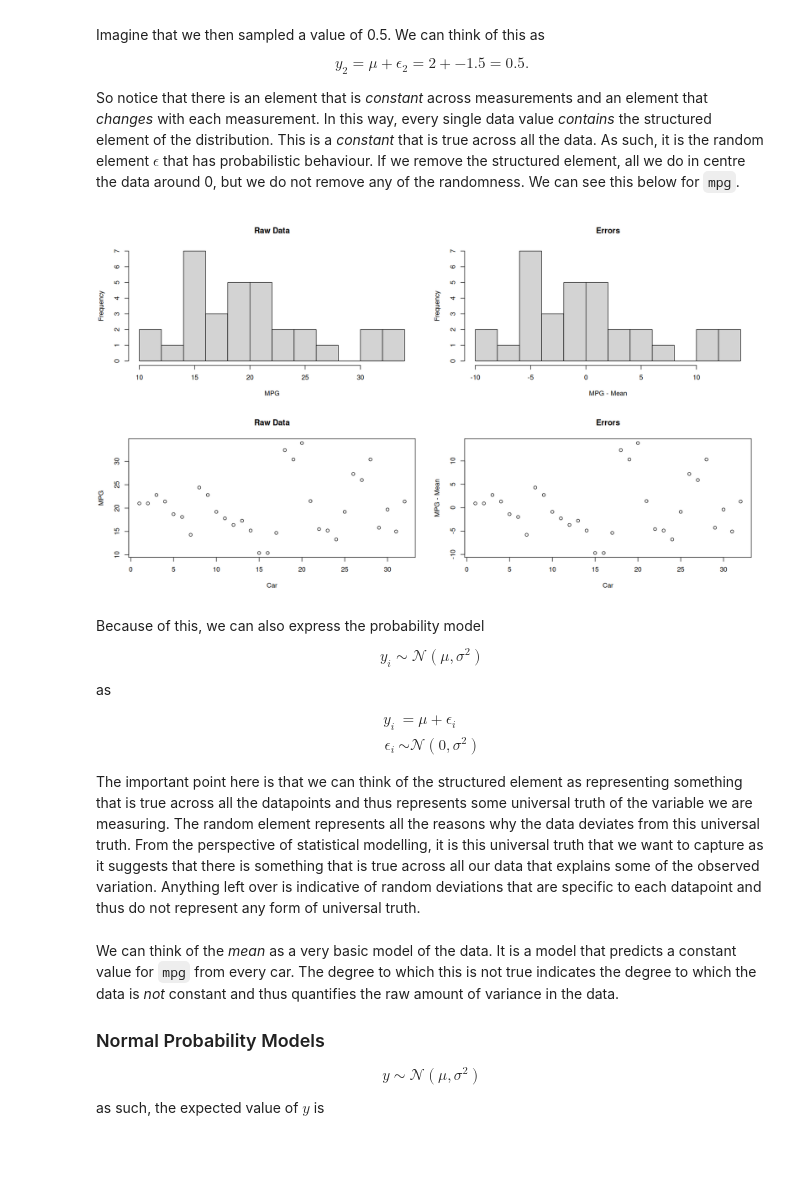
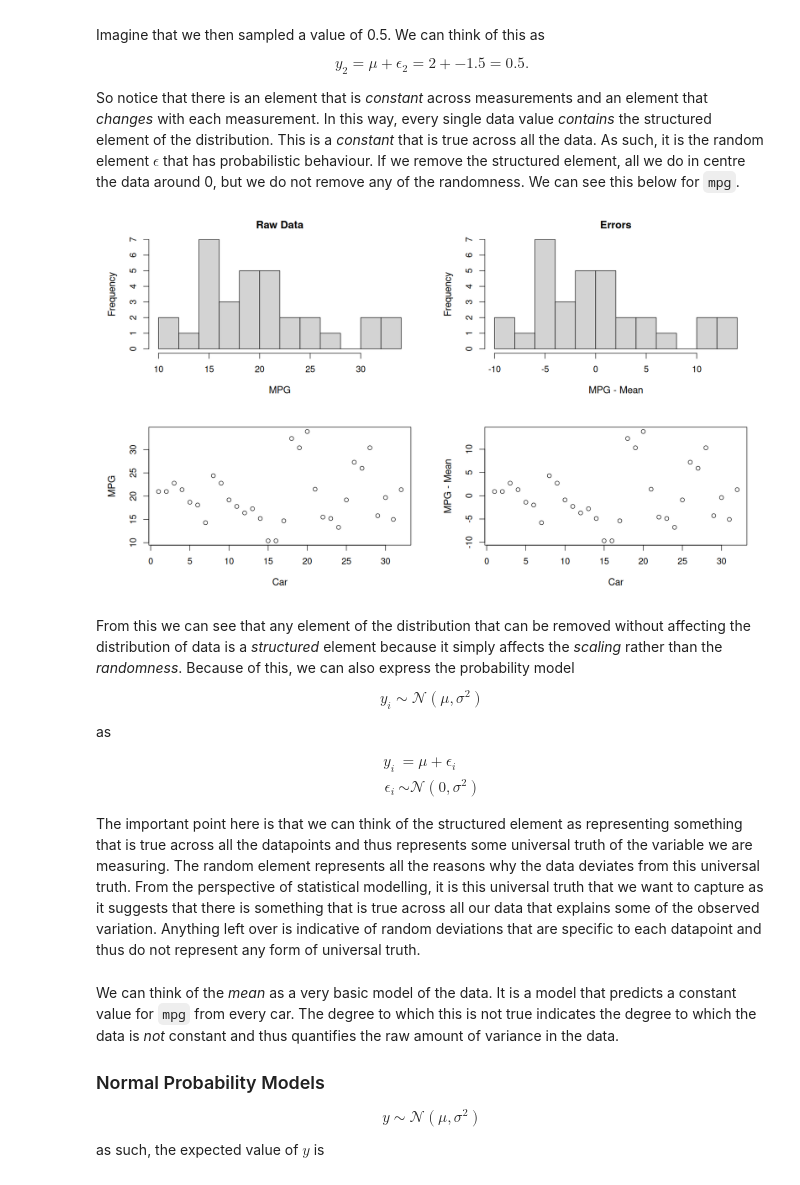
Before and after one commit to PCHN63101-Advanced-Data-Skills/Simple-Multiple-Regression, a Jupyter notebook: 1.principles-stat-modelling.ipynb, the cells around one changed output. Cells and saved outputs as stored; diff of their text form; code cells hidden in the pictures; blank space fills up the shorter version.

```diff
--- a/1.principles-stat-modelling.ipynb
+++ b/1.principles-stat-modelling.ipynb
@@ -150,17 +188,18 @@ $$
 
 So notice that there is an element that is *constant* across measurements and an element that *changes* with each measurement. In this way, every single data value *contains* the structured element of the distribution. This is a *constant* that is true across all the data. As such, it is the random element $\epsilon$ that has probabilistic behaviour. If we remove the structured element, all we do in centre the data around 0, but we do not remove any of the randomness. We can see this below for `mpg`.
 # %%
-par(mfrow=c(2,2))
+par(mfrow=c(2,2), mar=c(5, 5, 2, 2))
+par(cex.lab=1.1, cex.axis=1, cex=1.1) # plot scaling
 
 hist(mtcars$mpg,                    breaks=10, xlab="MPG",        main="Raw Data")
 hist(mtcars$mpg - mean(mtcars$mpg), breaks=10, xlab="MPG - Mean", main="Errors")
 
-plot(seq(1,length(mtcars$mpg)), mtcars$mpg,                  xlab="Car", ylab="MPG",        main="Raw Data")
-plot(seq(1,length(mtcars$mpg)), mtcars$mpg-mean(mtcars$mpg), xlab="Car", ylab="MPG - Mean", main="Errors")
+plot(seq(1,length(mtcars$mpg)), mtcars$mpg,                  xlab="Car", ylab="MPG",        main="")
+plot(seq(1,length(mtcars$mpg)), mtcars$mpg-mean(mtcars$mpg), xlab="Car", ylab="MPG - Mean", main="")
 # %% [output]
-[figure, old version]
+[figure, new version]
 # %% [markdown]
-Because of this, we can also express the probability model
+From this we can see that any element of the distribution that can be removed without affecting the distribution of data is a *structured* element because it simply affects the *scaling* rather than the *randomness*. Because of this, we can also express the probability model
 
 $$
 y_{i} \sim \mathcal{N}\left(\mu,\sigma^{2}\right)
```
Also changed, not shown: parts of 9 cells of this notebook, 11 other files.
